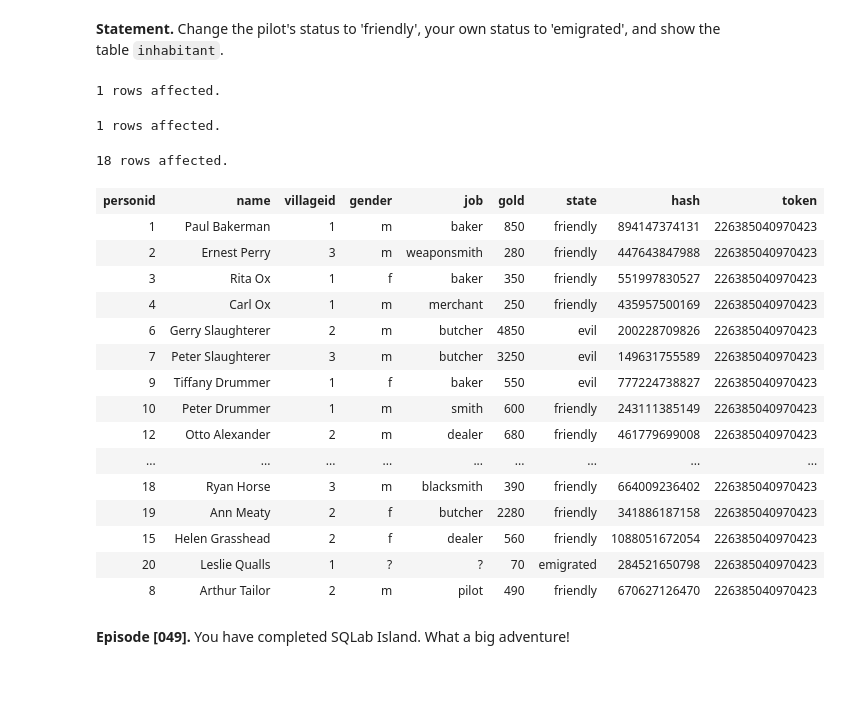
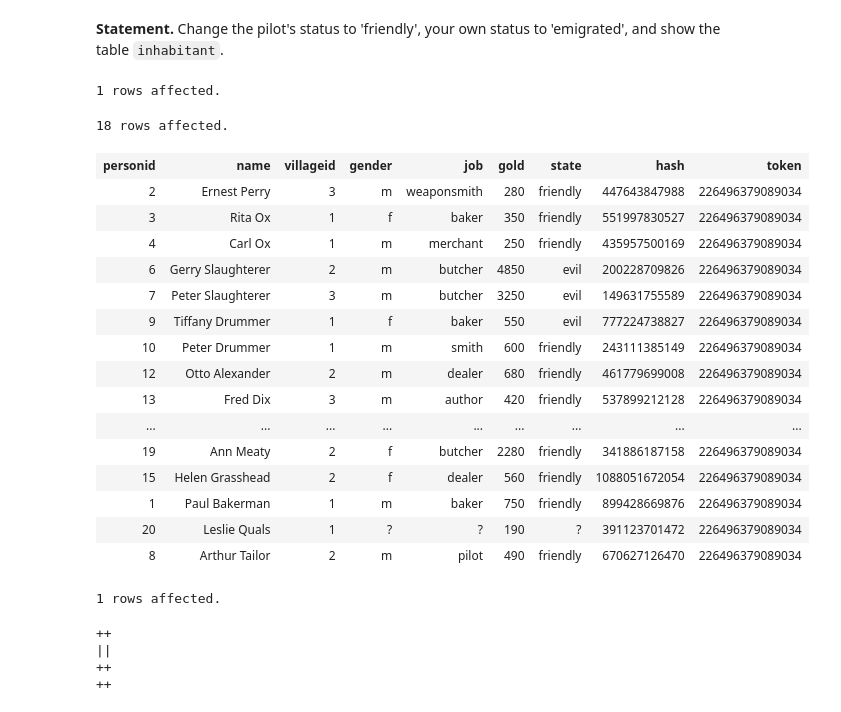
Before and after one commit to laowantong/sqlab_island, a Jupyter notebook: en/postgresql/sqlab_island.ipynb, the cells around one changed output. Saved outputs shown, nothing was run; the diff lists cells and outputs as text; code cells hidden in the pictures; blank space fills up the shorter version.

Commit message:
update for SQLab 0.4.0 (non-linear graphs)

```diff
--- a/en/postgresql/sqlab_island.ipynb
+++ b/en/postgresql/sqlab_island.ipynb
@@ -967,39 +1568,40 @@ assert "Dirty Diane" not in col("name")
 **Statement.** Change the pilot's status to 'friendly', your own status to 'emigrated', and show the table `inhabitant`.
 # %%
 %%sql
-UPDATE inhabitant
-SET state = 'emigrated'
-WHERE personid = 20;
-
-
 UPDATE inhabitant
 SET state = 'friendly'
 WHERE job = 'pilot';
 
-
 SELECT *
      , salt_051(sum(hash) OVER ()) AS token
 FROM inhabitant;
---> Episode [049]
+--> Episode [052]
 # %% [output]
 1 rows affected.
-1 rows affected.
+18 rows affected.
-18 rows affected.
 | personid | name | villageid | gender | job | gold | state | hash | token |
-| 1 | Paul Bakerman | 1 | m | baker | 850 | friendly | 894147374131 | 226385040970423 |
-| 2 | Ernest Perry | 3 | m | weaponsmith | 280 | friendly | 447643847988 | 226385040970423 |
-| 3 | Rita Ox | 1 | f | baker | 350 | friendly | 551997830527 | 226385040970423 |
-| 4 | Carl Ox | 1 | m | merchant | 250 | friendly | 435957500169 | 226385040970423 |
-| 6 | Gerry Slaughterer | 2 | m | butcher | 4850 | evil | 200228709826 | 226385040970423 |
-| 7 | Peter Slaughterer | 3 | m | butcher | 3250 | evil | 149631755589 | 226385040970423 |
-| 9 | Tiffany Drummer | 1 | f | baker | 550 | evil | 777224738827 | 226385040970423 |
-| 10 | Peter Drummer | 1 | m | smith | 600 | friendly | 243111385149 | 226385040970423 |
-| 12 | Otto Alexander | 2 | m | dealer | 680 | friendly | 461779699008 | 226385040970423 |
+| 2 | Ernest Perry | 3 | m | weaponsmith | 280 | friendly | 447643847988 | 226496379089034 |
+| 3 | Rita Ox | 1 | f | baker | 350 | friendly | 551997830527 | 226496379089034 |
+| 4 | Carl Ox | 1 | m | merchant | 250 | friendly | 435957500169 | 226496379089034 |
+| 6 | Gerry Slaughterer | 2 | m | butcher | 4850 | evil | 200228709826 | 226496379089034 |
+| 7 | Peter Slaughterer | 3 | m | butcher | 3250 | evil | 149631755589 | 226496379089034 |
+| 9 | Tiffany Drummer | 1 | f | baker | 550 | evil | 777224738827 | 226496379089034 |
+| 10 | Peter Drummer | 1 | m | smith | 600 | friendly | 243111385149 | 226496379089034 |
+| 12 | Otto Alexander | 2 | m | dealer | 680 | friendly | 461779699008 | 226496379089034 |
+| 13 | Fred Dix | 3 | m | author | 420 | friendly | 537899212128 | 226496379089034 |
 | ... | ... | ... | ... | ... | ... | ... | ... | ... |
-| 18 | Ryan Horse | 3 | m | blacksmith | 390 | friendly | 664009236402 | 226385040970423 |
-| 19 | Ann Meaty | 2 | f | butcher | 2280 | friendly | 341886187158 | 226385040970423 |
-| 15 | Helen Grasshead | 2 | f | dealer | 560 | friendly | 1088051672054 | 226385040970423 |
-| 20 | Leslie Qualls | 1 | ? | ? | 70 | emigrated | 284521650798 | 226385040970423 |
-| 8 | Arthur Tailor | 2 | m | pilot | 490 | friendly | 670627126470 | 226385040970423 |
+| 19 | Ann Meaty | 2 | f | butcher | 2280 | friendly | 341886187158 | 226496379089034 |
+| 15 | Helen Grasshead | 2 | f | dealer | 560 | friendly | 1088051672054 | 226496379089034 |
+| 1 | Paul Bakerman | 1 | m | baker | 750 | friendly | 899428669876 | 226496379089034 |
+| 20 | Leslie Quals | 1 | ? | ? | 190 | ? | 391123701472 | 226496379089034 |
+| 8 | Arthur Tailor | 2 | m | pilot | 490 | friendly | 670627126470 | 226496379089034 |
-# %% [markdown]
-**Episode [049].** You have completed SQLab Island. What a big adventure!
+# %%
+%%sql
+-- Action. Restore the pilot state.
+UPDATE inhabitant SET state = 'kidnapped' WHERE job = 'pilot';
+# %% [output]
+1 rows affected.
+++
+||
+++
+++
```
Also changed, not shown: parts of 135 cells of this notebook, 18 other files.
